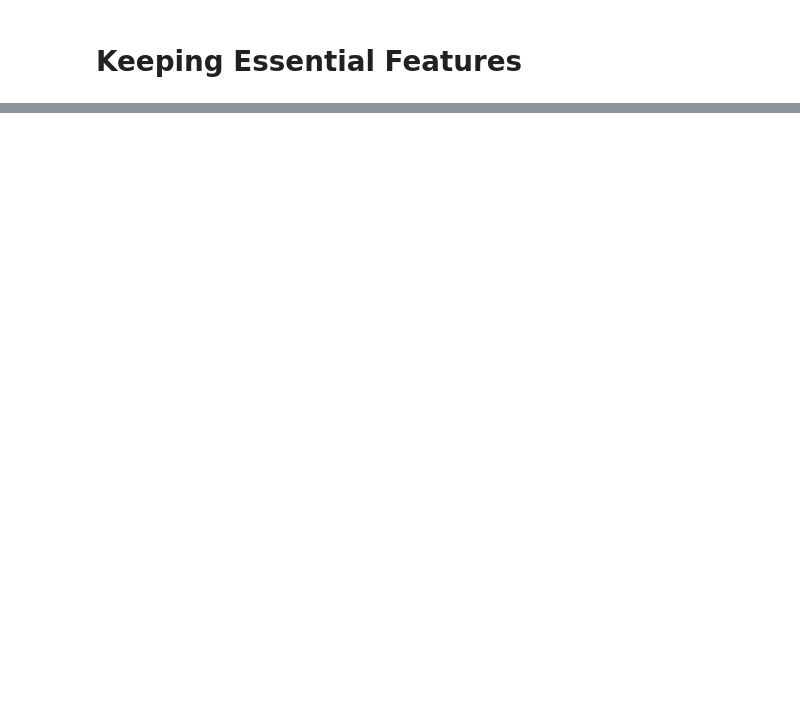
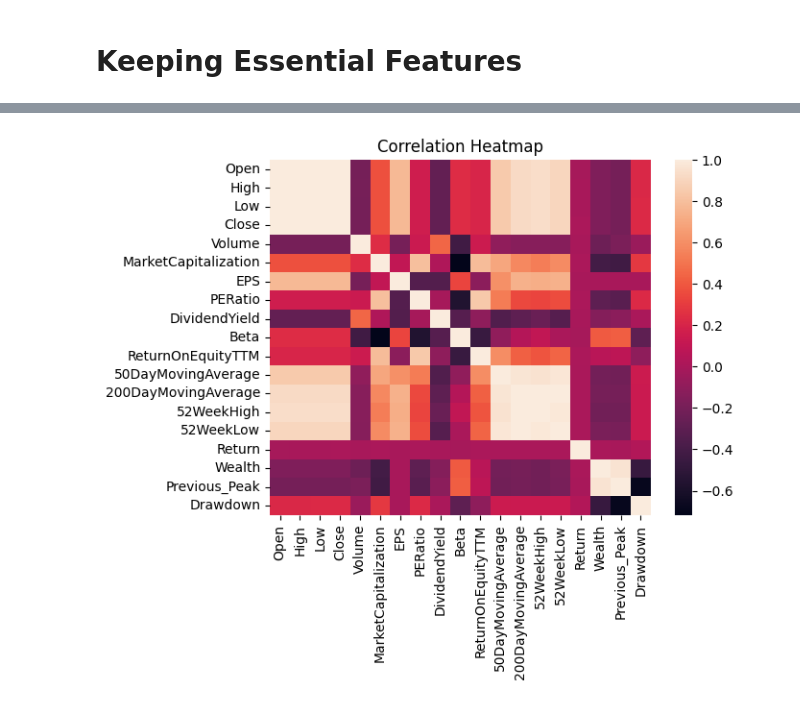
Before and after one commit to akhyear/stock_price, a Jupyter notebook: notebooks/02_eda.ipynb, the cells around one changed output, grey strips where cells are left out. Saved outputs shown, nothing was run; the diff lists cells and outputs as text; code cells hidden in the pictures; blank space fills up the shorter version.

Commit message:
observe correlation

```diff
--- a/notebooks/02_eda.ipynb
+++ b/notebooks/02_eda.ipynb
@@ -272,8 +232,7 @@ df.shape
 # keeping best columns for further analysis and log it in log folder for why
 df = df[['Date', 'Ticker', 'Sector', 'Industry', 'Open', 'High', 'Low', 'Close', 'Volume',
          'MarketCapitalization', 'EPS', 'PERatio', 'DividendYield', 'Beta', 'ReturnOnEquityTTM',
-         '50DayMovingAverage', '200DayMovingAverage', '52WeekHigh', '52WeekLow',
-         'target', 'Return', 'Wealth', 'Previous_Peak', 'Drawdown']]
+         '50DayMovingAverage', '200DayMovingAverage', '52WeekHigh', '52WeekLow', 'Return', 'Wealth', 'Previous_Peak', 'Drawdown']]
 # %%
 df.shape
 # %% [output]
@@ -280,0 +252,3 @@ df.shape
+# %%
+numeric_cols = df.select_dtypes(include=[np.number]).columns.tolist()
+df[numeric_cols].corr()
@@ -280,0 +273,8 @@ df.shape
+# %%
+# heatmap
+plt.Figure(figsize=(25, 20))
+sns.heatmap(df[numeric_cols].corr())
+plt.title('Correlation Heatmap')
+plt.show()
+# %% [output]
+[figure, added]
```
Also changed, not shown: parts of 20 cells of this notebook.
